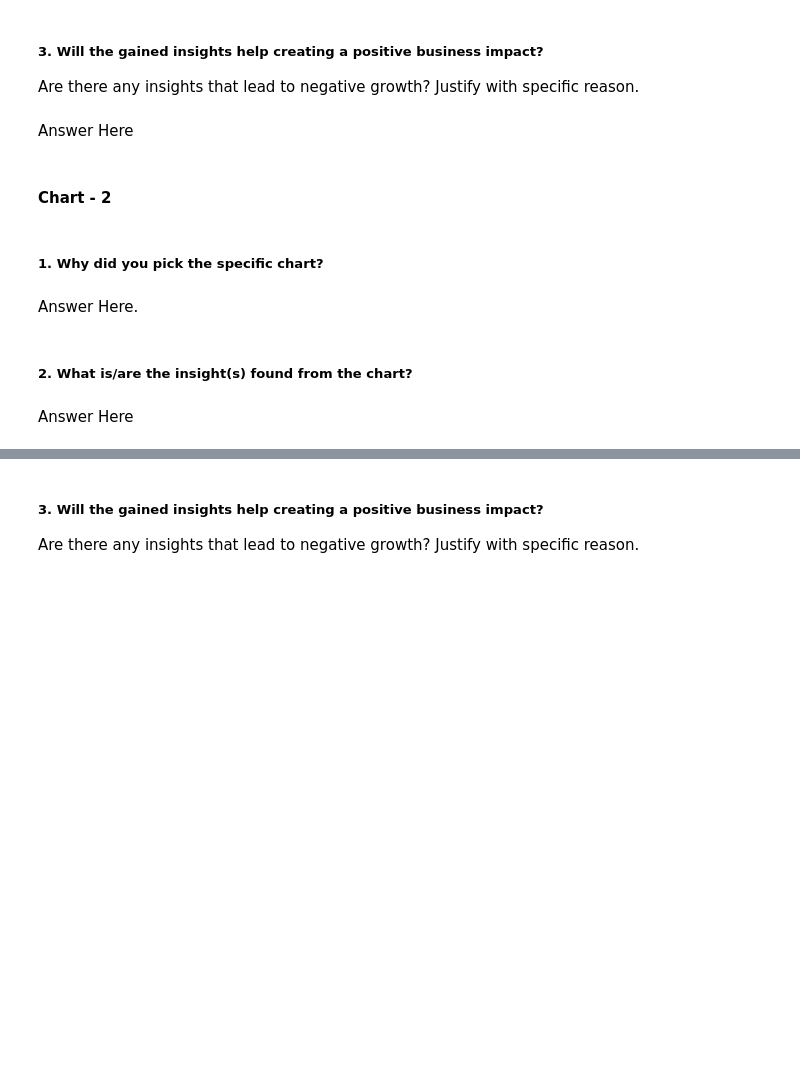
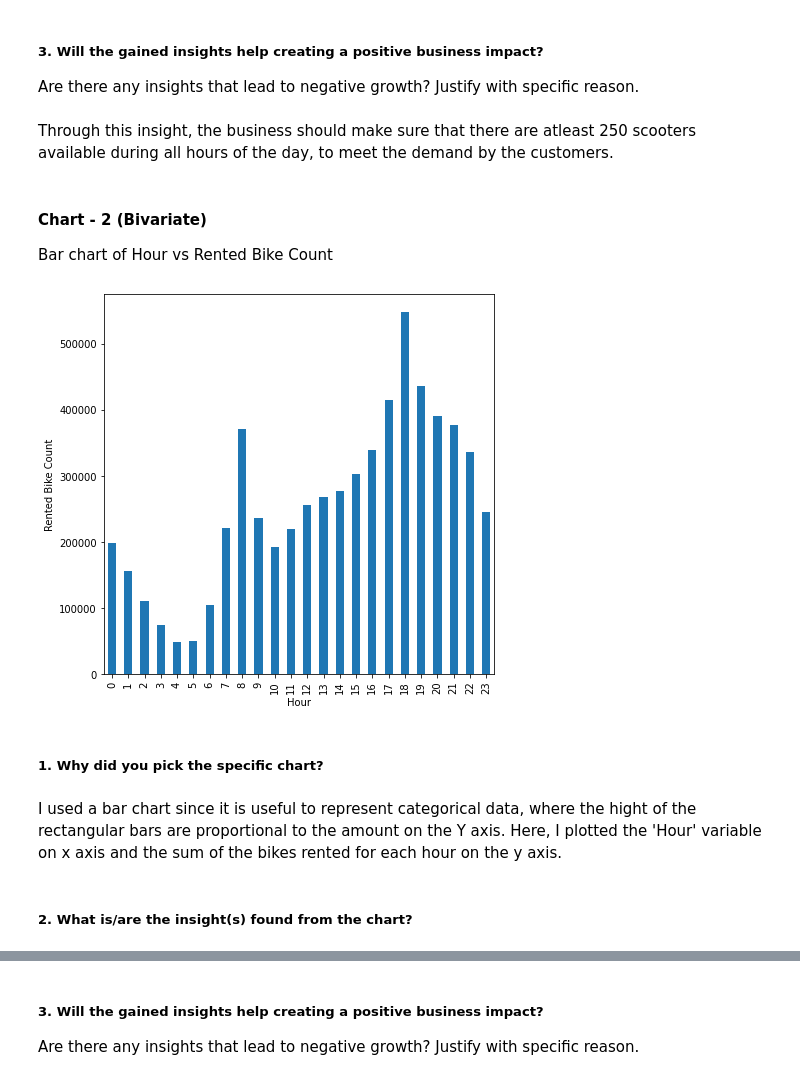
Before and after one commit to Sharath670/Linear-Regression-Capstone-Proj-2-, a Jupyter notebook: Capstone_Project_2(Linear_Regression).ipynb, the cells around one changed output, grey strips where cells are left out. Saved outputs shown, nothing was run; the diff lists cells and outputs as text; code cells hidden in the pictures; blank space fills up the shorter version.

```diff
--- a/Capstone_Project_2(Linear_Regression).ipynb
+++ b/Capstone_Project_2(Linear_Regression).ipynb
@@ -331,7 +416,3 @@ Answer Here
 # %% [markdown]
 ##### 3. Will the gained insights help creating a positive business impact?
 Are there any insights that lead to negative growth? Justify with specific reason.
-# %% [markdown]
-Answer Here
-# %% [markdown]
-#### Chart - 2
@@ -340,8 +419,19 @@ Answer Here
+# %% [markdown]
+Through this insight, the business should make sure that there are atleast 250 scooters available during all hours of the day, to meet the demand by the customers.
+# %% [markdown]
+#### Chart - 2 (Bivariate)
+Bar chart of Hour vs Rented Bike Count
+# %%
+# Chart - 2 visualization code
+plt.figure(figsize=(7, 7))
+df.groupby('Hour')['Rented Bike Count'].sum().plot.bar()
+plt.ylabel("Rented Bike Count")
+plt.show()
+# %% [output]
+[figure, added]
 # %% [markdown]
 ##### 1. Why did you pick the specific chart?
-# %% [markdown]
-Answer Here.
+# %% [markdown]
+I used a bar chart since it is useful to represent categorical data, where the hight of the rectangular bars are proportional to the amount on the Y axis. Here, I plotted the 'Hour' variable on x axis and the sum of the bikes rented for each hour on the y axis.
 # %% [markdown]
 ##### 2. What is/are the insight(s) found from the chart?
-# %% [markdown]
-Answer Here
```
Also changed, not shown: parts of 43 cells of this notebook.
